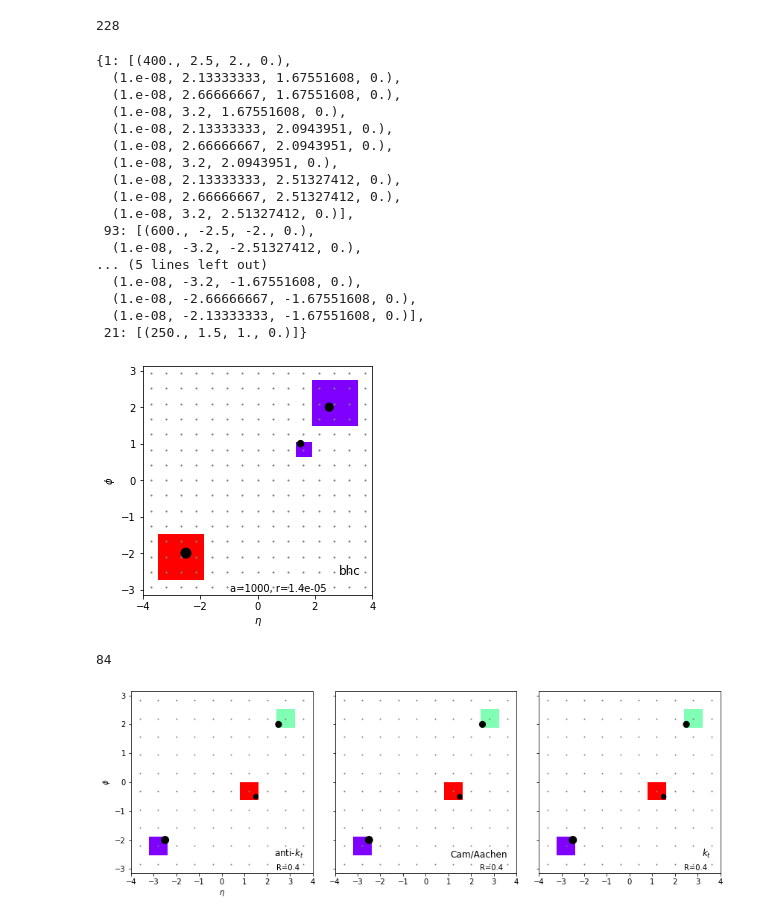
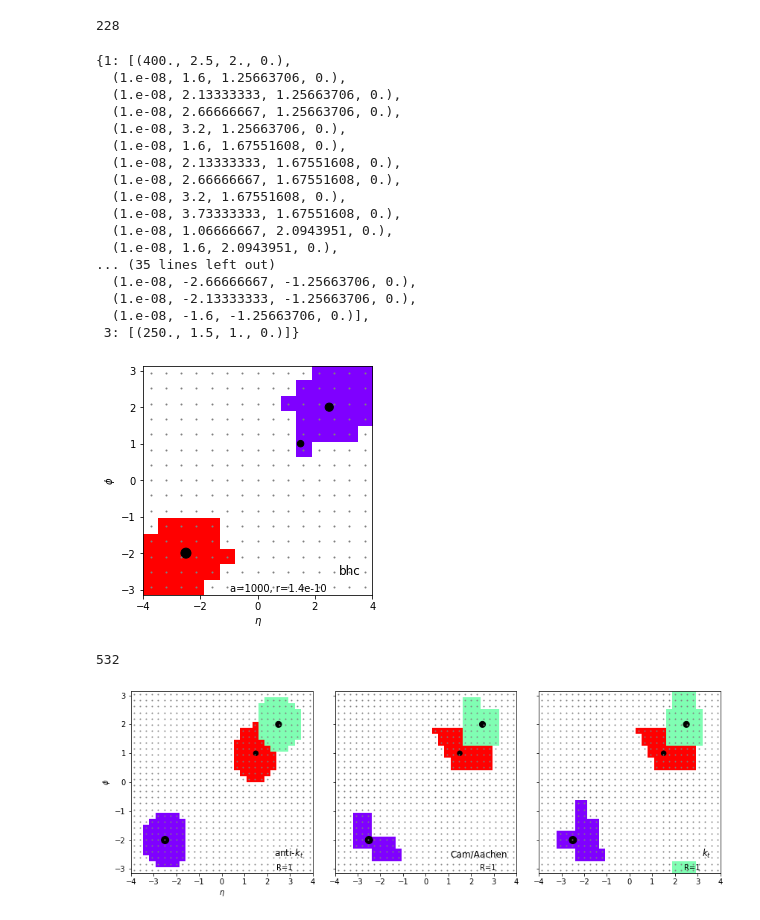
Before and after one commit to trifinos/jet_area, a Jupyter notebook: BHC.ipynb, the cells around one changed output. Drawn from its saved outputs; the diff is of its cells as text; code cells hidden in the pictures.

```diff
--- a/BHC.ipynb
+++ b/BHC.ipynb
@@ -80,7 +80,7 @@ def bhc_inclusive_jets(event, family, sigma, alpha, r , alpha_l, beta_l, bal, po
             if DP_mod==1:
                 gamma_arg=mom[t]/mom_tot
             else:
-                gamma_arg=len(x[t])
+                gamma_arg=1
             u = la + gammaln(gamma_arg)
             v = d0[i] + d0[j]
             d.append((u + log(1 + exp(v - u))))
@@ -118,7 +118,7 @@ def bhc_inclusive_jets(event, family, sigma, alpha, r , alpha_l, beta_l, bal, po
             if DP_mod==1:
                 gamma_arg=mom[t]/mom_tot
             else:
-                gamma_arg=len(x[t])
+                gamma_arg=1
             u = la + gammaln(gamma_arg)
             v = d0[N+p] + d0[q]
             d.append((u + log(1 + exp(v - u))))
@@ -315,12 +315,12 @@ len(event)
 228
 # %%
 bal=0.5  #  weight of momentum with respect to position
-position_only=1 #  1= only positions, 0 = positions and momentum
+position_only=0 #  1= only positions, 0 = positions and momentum
 DP_mod=0
 alpha_l =9
 beta_l = 0
 alpha =1000
-r = 1.4e-5
+r = 1.4e-10
 sigma=2.0
 cutoff=0.5
 
@@ -340,22 +340,22 @@ bjets = bhc_inclusive_jets(event,
 bjets
 # %% [output]
 {1: [(400., 2.5, 2., 0.),
+  (1.e-08, 1.6, 1.25663706, 0.),
+  (1.e-08, 2.13333333, 1.25663706, 0.),
+  (1.e-08, 2.66666667, 1.25663706, 0.),
+  (1.e-08, 3.2, 1.25663706, 0.),
+  (1.e-08, 1.6, 1.67551608, 0.),
   (1.e-08, 2.13333333, 1.67551608, 0.),
   (1.e-08, 2.66666667, 1.67551608, 0.),
   (1.e-08, 3.2, 1.67551608, 0.),
-  (1.e-08, 2.13333333, 2.0943951, 0.),
-  (1.e-08, 2.66666667, 2.0943951, 0.),
-  (1.e-08, 3.2, 2.0943951, 0.),
-  (1.e-08, 2.13333333, 2.51327412, 0.),
-  (1.e-08, 2.66666667, 2.51327412, 0.),
-  (1.e-08, 3.2, 2.51327412, 0.)],
- 93: [(600., -2.5, -2., 0.),
-  (1.e-08, -3.2, -2.51327412, 0.),
-... (5 lines left out)
-  (1.e-08, -3.2, -1.67551608, 0.),
-  (1.e-08, -2.66666667, -1.67551608, 0.),
-  (1.e-08, -2.13333333, -1.67551608, 0.)],
- 21: [(250., 1.5, 1., 0.)]}
+  (1.e-08, 3.73333333, 1.67551608, 0.),
+  (1.e-08, 1.06666667, 2.0943951, 0.),
+  (1.e-08, 1.6, 2.0943951, 0.),
+... (35 lines left out)
+  (1.e-08, -2.66666667, -1.25663706, 0.),
+  (1.e-08, -2.13333333, -1.25663706, 0.),
+  (1.e-08, -1.6, -1.25663706, 0.)],
+ 3: [(250., 1.5, 1., 0.)]}
 # %%
 fig = plt.figure(figsize=(4, 4))
 
@@ -409,13 +409,13 @@ fig.tight_layout()
 plt.show()
 #fig.savefig('Plots/bhc_areas_' + str(alpha) + '_' + str(r)+'.pdf', dpi = 30000)
 # %% [output]
-[figure, old version]
+[figure, new version]
 # %%
 print(len(bjets))
 # %% [output]
-84
+532
 # %%
-R=0.4
+R=1
 
 fig = plt.figure(figsize=(12, 4))
 ax = None
@@ -450,31 +450,31 @@ for p, label in zip((-1, 0, 1), (r'anti-$k_t$', 'Cam/Aachen', '$k_t$')):
     # overlay original event
 
     ax.scatter(particles['eta'], particles['phi'],s=100 * particles['pT'] / particles['pT'].max(), color='k')
     ax.scatter(ghosts['eta'], ghosts['phi'],s=1, color='gray')
 
     ax.set_xlim(extent[:2])
     ax.set_ylim(extent[2:])
     if p == -1:
         ax.set_ylabel(r'$\phi$')
         ax.set_xlabel(r'$\eta$')
 
     ax.text(0.95, 0.075, label,
         verticalalignment='bottom', horizontalalignment='right',
         transform=ax.transAxes,
         fontsize=12)
     ax.text(0.8, 0.05, 'R={}'.format(R),
         verticalalignment='top', horizontalalignment='left',
         transform=ax.transAxes,
         fontsize=10)
 
     ax.tick_params(axis='x', which='minor', size=0.0)
     ax.tick_params(axis='y', which='minor', size=0.0)
 
 
 fig.subplots_adjust(hspace=0)
 plt.setp([a.get_yticklabels() for a in fig.axes[1:]], visible=False)
 fig.tight_layout()
 plt.show()
 #fig.savefig('jet_areas.pdf')
 # %% [output]
-[figure, old version]
+[figure, new version]
```
